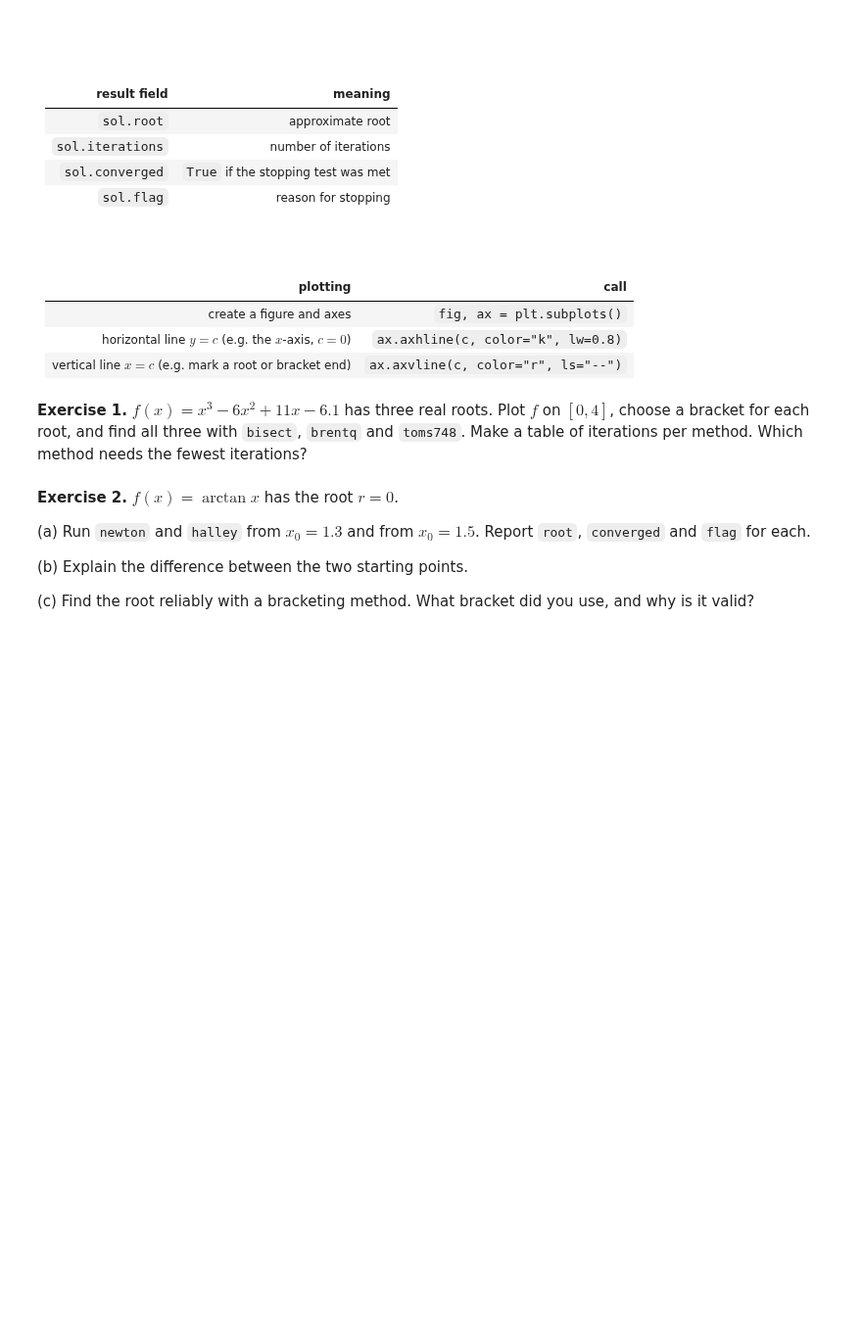
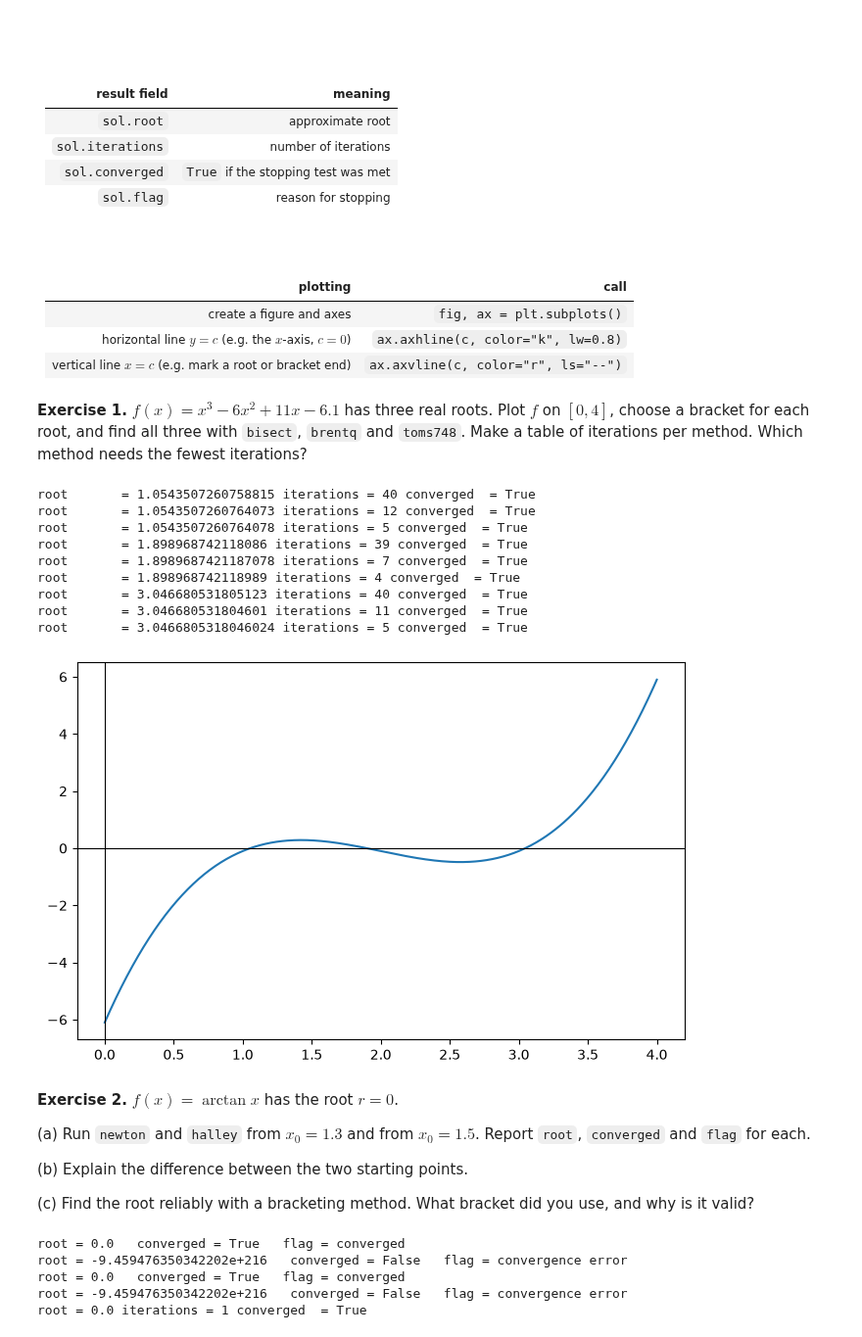
Before and after one commit to rl897/wsu_math300_myversion, a Jupyter notebook: Oct9/scipy_root_finding.ipynb, the cells around one changed output. Shown at 98% size. Saved outputs shown, nothing was run; the diff lists cells and outputs as text; code cells hidden in the pictures; blank space fills up the shorter version.

```diff
--- a/Oct9/scipy_root_finding.ipynb
+++ b/Oct9/scipy_root_finding.ipynb
@@ -166,7 +166,48 @@ root = 0.0   converged = False   flag = convergence error
 Plot $f$ on $[0, 4]$, choose a bracket for each root, and find all three with `bisect`, `brentq` and `toms748`.
 Make a table of iterations per method. Which method needs the fewest iterations?
 # %%
-# Exercise 1
+f = lambda x: x**3 - 6*x**2 + 11*x - 6.1
+solbi = root_scalar(f, method="bisect", bracket=[0,1.5])
+solbtq = root_scalar(f, method="brentq", bracket=[0,1.5])
+soltom = root_scalar(f, method="toms748", bracket=[0,1.5])
+print("root       =", solbi.root, "iterations =", solbi.iterations,"converged  =", solbi.converged )
+print("root       =", solbtq.root, "iterations =", solbtq.iterations,"converged  =", solbtq.converged )
+print("root       =", soltom.root, "iterations =", soltom.iterations,"converged  =", soltom.converged )
+
+f = lambda x: x**3 - 6*x**2 + 11*x - 6.1
+solbi = root_scalar(f, method="bisect", bracket=[1.5,2.5])
+solbtq = root_scalar(f, method="brentq", bracket=[1.5,2.5])
+soltom = root_scalar(f, method="toms748", bracket=[1.5,2.5])
+print("root       =", solbi.root, "iterations =", solbi.iterations,"converged  =", solbi.converged )
+print("root       =", solbtq.root, "iterations =", solbtq.iterations,"converged  =", solbtq.converged )
+print("root       =", soltom.root, "iterations =", soltom.iterations,"converged  =", soltom.converged )
+
+f = lambda x: x**3 - 6*x**2 + 11*x - 6.1
+solbi = root_scalar(f, method="bisect", bracket=[2.5,4])
+solbtq = root_scalar(f, method="brentq", bracket=[2.5,4])
+soltom = root_scalar(f, method="toms748", bracket=[2.5,4])
+print("root       =", solbi.root, "iterations =", solbi.iterations,"converged  =", solbi.converged )
+print("root       =", solbtq.root, "iterations =", solbtq.iterations,"converged  =", solbtq.converged )
+print("root       =", soltom.root, "iterations =", soltom.iterations,"converged  =", soltom.converged )
+
+x = np.linspace(0, 4, 500)
+y = f(x)
+plt.figure(figsize=(8,5))
+plt.plot(x,y)
+plt.axhline(0, color="k",lw=0.8)
+plt.axvline(0, color="k",lw=0.8)
+plt.show()
+# %% [output]
+root       = 1.0543507260758815 iterations = 40 converged  = True
+root       = 1.0543507260764073 iterations = 12 converged  = True
+root       = 1.0543507260764078 iterations = 5 converged  = True
+root       = 1.898968742118086 iterations = 39 converged  = True
+root       = 1.8989687421187078 iterations = 7 converged  = True
+root       = 1.898968742118989 iterations = 4 converged  = True
+root       = 3.046680531805123 iterations = 40 converged  = True
+root       = 3.046680531804601 iterations = 11 converged  = True
+root       = 3.0466805318046024 iterations = 5 converged  = True
+[figure, added]
 # %% [markdown]
 **Exercise 2.** $f(x) = \arctan x$ has the root $r = 0$.
 
@@ -176,4 +217,23 @@ Make a table of iterations per method. Which method needs the fewest iterations?
 
 (c) Find the root reliably with a bracketing method. What bracket did you use, and why is it valid?
 # %%
-# Exercise 2
+g = lambda x: np.arctan(x)
+dg = lambda x: 1/(x**2 + 1)
+d2g = lambda x: -(2*x)/(x**2 + 1)**2
+
+s1 = root_scalar(g, method="newton", x0=1.3, fprime=dg)
+s2 = root_scalar(g, method="newton", x0=1.5, fprime=dg)
+s3 = root_scalar(g, method="halley", x0=1.3, fprime=dg, fprime2=d2g)
+s4 = root_scalar(g, method="halley", x0=1.5, fprime=dg, fprime2=d2g)
+
+for s in [s1,s2,s3,s4]:
+    print("root =", s.root, "  converged =", s.converged, "  flag =", s.flag)
+
+sol = root_scalar(g, method="bisect", bracket=[-2,2])
+print("root =", sol.root, "iterations =", sol.iterations, "converged  =", sol.converged)
+# %% [output]
+root = 0.0   converged = True   flag = converged
+root = -9.459476350342202e+216   converged = False   flag = convergence error
+root = 0.0   converged = True   flag = converged
+root = -9.459476350342202e+216   converged = False   flag = convergence error
+root = 0.0 iterations = 1 converged  = True
```
Also changed, not shown: parts of 1 cell of this notebook.
